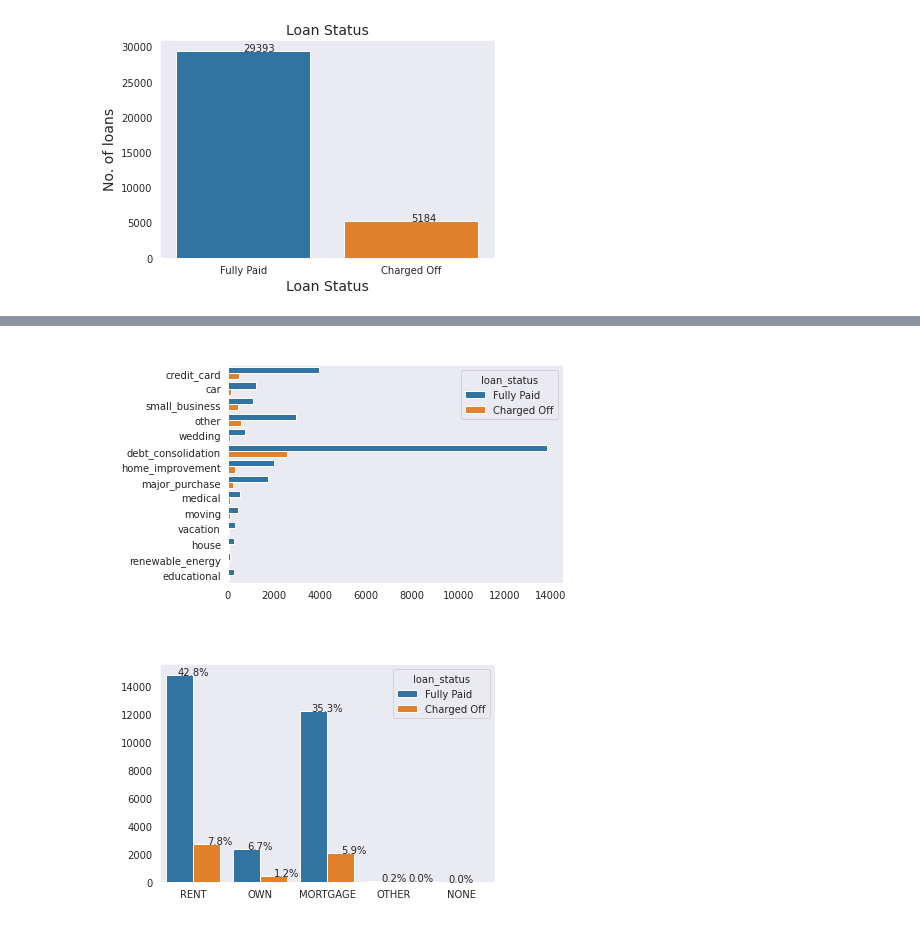
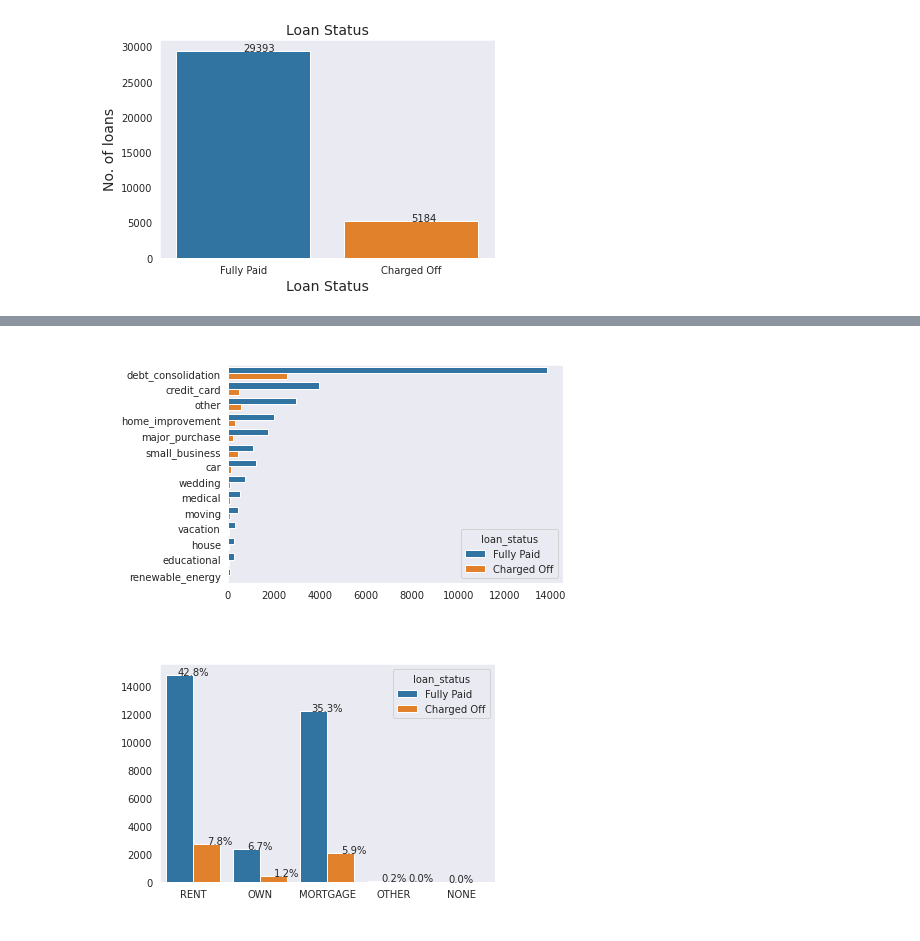
Before and after one commit to chitra-psg/lending-club, a Jupyter notebook: customer_loan_profile_analysis.ipynb, the cells around one changed output, grey strips where cells are left out. Saved outputs shown, nothing was run; the diff lists cells and outputs as text; code cells hidden in the pictures.

```diff
--- a/customer_loan_profile_analysis.ipynb
+++ b/customer_loan_profile_analysis.ipynb
@@ -291,9 +152,13 @@ for i, v in df_cnt.reset_index().iterrows():
 # %%
-chrt = sns.countplot(y="purpose", data=df_normalised_loan, hue='loan_status')
+# Univariate Analysis on Loan Purpose by Status
+chrt = sns.countplot(y="purpose", data=df_normalised_loan, hue='loan_status' , order = df_normalised_loan['purpose'].value_counts().index)
 chrt.set_title('Purpose Of Loan',fontsize=14,color='w')
 chrt.set_ylabel('Purpose Of Loan',fontsize=14,color = 'w')
 chrt.set_xlabel('No. of Loans',fontsize=14,color = 'w')
 plt.show()
+
+# Obervation
+# Debt Consolidation, Credit Card and Other are the top 3 purpose behind the loans that were charged off.
 # %% [output]
-[figure, old version]
+[figure, new version]
 # %%
```
Also changed, not shown: parts of 27 cells of this notebook.
